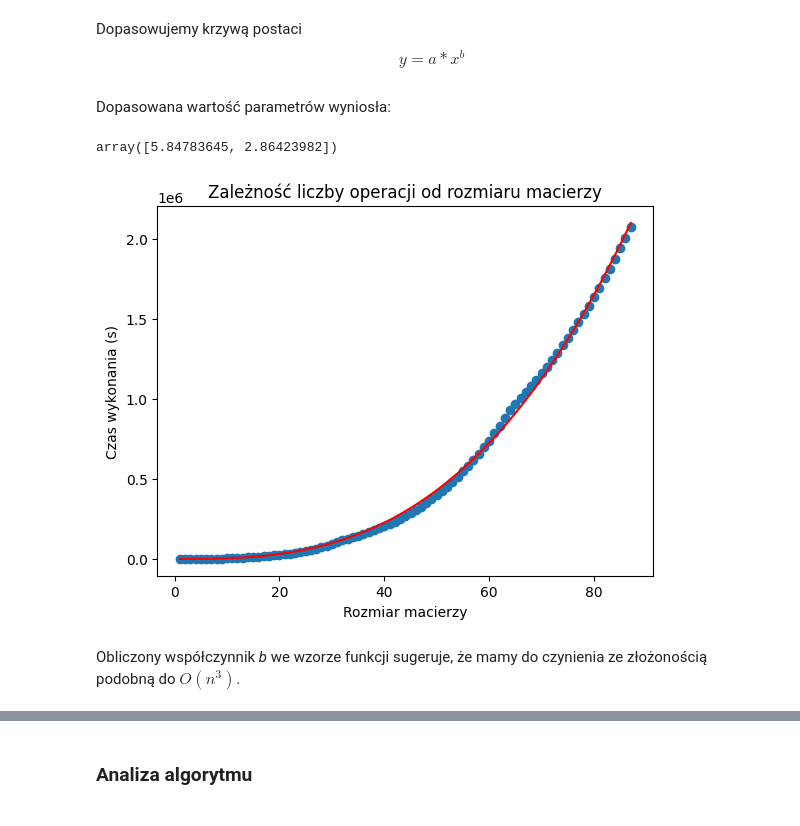
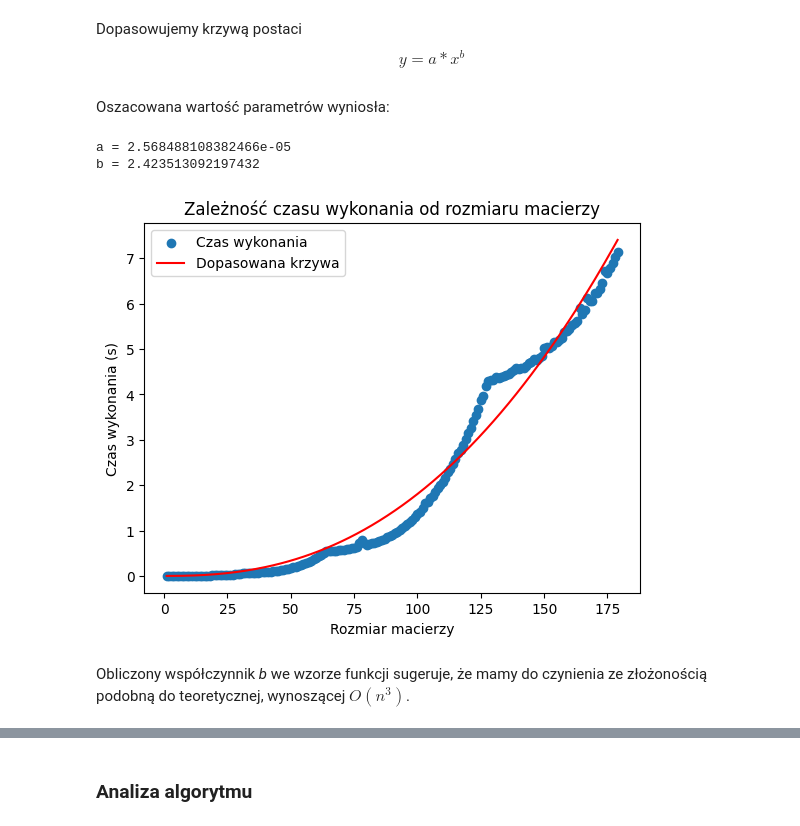
Before and after one commit to krzysztof-kopel/AlgoMacierzowe, a Jupyter notebook: lab1/lab1.ipynb, the cells around one changed output, grey strips where cells are left out. Saved outputs shown, nothing was run; the diff lists cells and outputs as text; code cells hidden in the pictures.

```diff
--- a/lab1/lab1.ipynb
+++ b/lab1/lab1.ipynb
@@ -183,23 +185,25 @@ def func(x, a, b):
 # %%
 from scipy.optimize import curve_fit
 
-params, _ = list(curve_fit(func, range(1, len(successful_binet_wrappers) + 1), [wrapper.flops for wrapper in successful_binet_wrappers]))
+params, _ = list(curve_fit(func, range(1, len(successful_binet_wrappers) + 1), [wrapper.time_used for wrapper in successful_binet_wrappers]))
-# %% [markdown]
-Dopasowana wartość parametrów wyniosła:
-# %%
-params
-# %% [output]
-array([5.84783645, 2.86423982])
-# %%
-plt.scatter(range(1, len(successful_binet_wrappers) + 1), [wrapper.flops for wrapper in successful_binet_wrappers])
-plt.plot(range(1, len(successful_binet_wrappers) + 1), [params[0] * i ** params[1] for i in range(1, len(successful_binet_wrappers) + 1)], color="red")
-plt.title("Zależność liczby operacji od rozmiaru macierzy")
-plt.xlabel("Rozmiar macierzy")
-plt.ylabel("Czas wykonania (s)")
-plt.show()
-# %% [output]
-[figure, removed]
+# %% [markdown]
+Oszacowana wartość parametrów wyniosła:
+# %%
+print(f"a = {params[0]}", f"b = {params[1]}", sep="\n")
+# %% [output]
+a = 2.568488108382466e-05
+b = 2.423513092197432
+# %%
+plt.scatter(range(1, len(successful_binet_wrappers) + 1), [wrapper.time_used for wrapper in successful_binet_wrappers])
+plt.plot(range(1, len(successful_binet_wrappers) + 1), [params[0] * i ** params[1] for i in range(1, len(successful_binet_wrappers) + 1)], color="red")
+plt.title("Zależność czasu wykonania od rozmiaru macierzy")
+plt.xlabel("Rozmiar macierzy")
+plt.ylabel("Czas wykonania (s)")
+plt.legend(["Czas wykonania", "Dopasowana krzywa"])
+plt.show()
+# %% [output]
+[figure, added]
 # %% [markdown]
-Obliczony współczynnik *b* we wzorze funkcji sugeruje, że mamy do czynienia ze złożonością podobną do $O(n^3)$.
+Obliczony współczynnik *b* we wzorze funkcji sugeruje, że mamy do czynienia ze złożonością podobną do teoretycznej, wynoszącej $O(n^3)$.
 # %% [markdown]
 ## Algorytm Strassena
```
Also changed, not shown: parts of 54 cells of this notebook.
